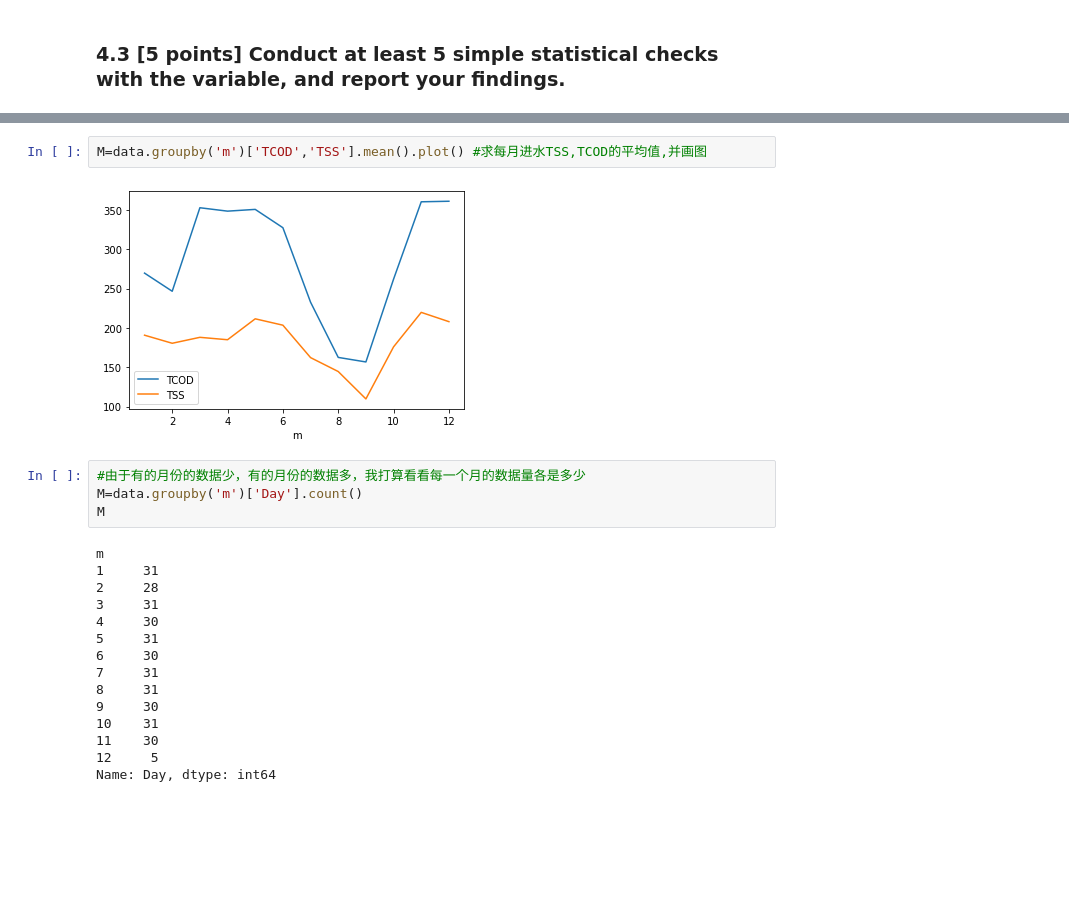
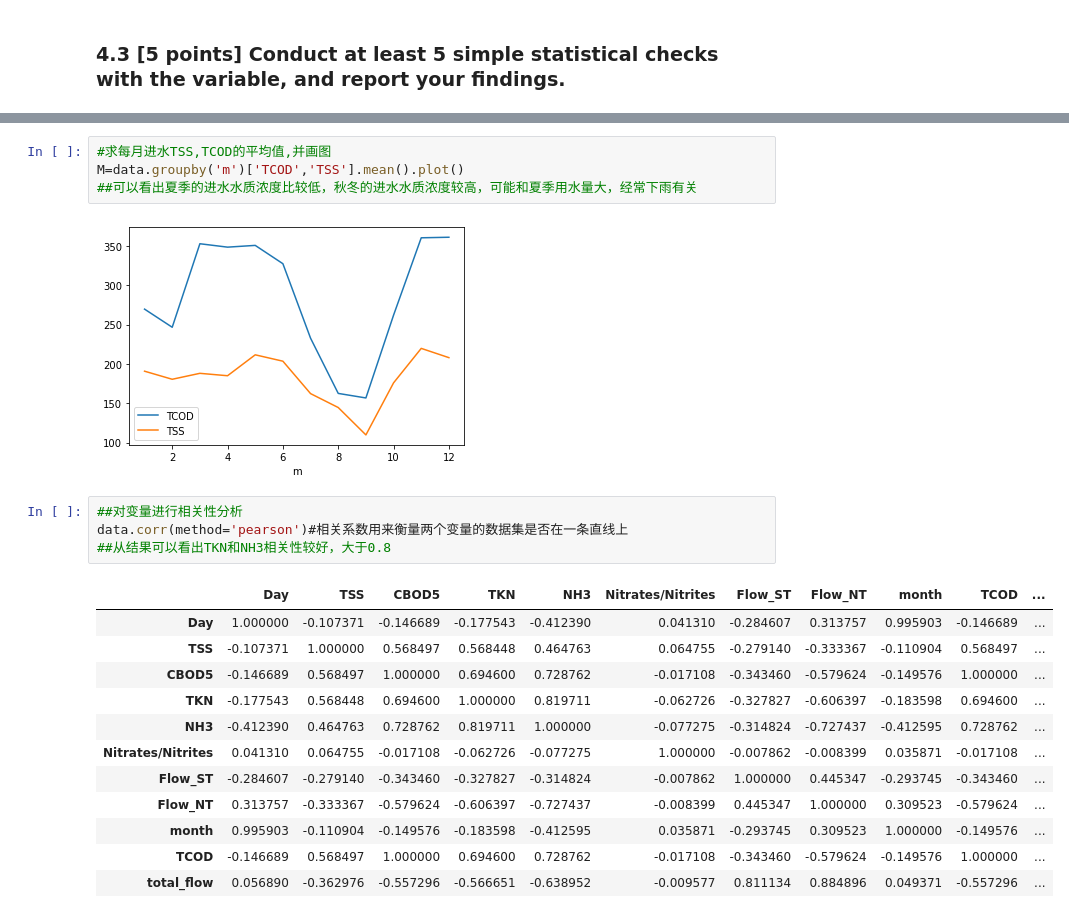
Before and after one commit to wangwenyu12/ESE5023_Assigements_12232252, a Jupyter notebook: PS2.ipynb, the cells around one changed output, grey strips where cells are left out. Saved outputs shown, nothing was run; the diff lists cells and outputs as text; blank space fills up the shorter version.

```diff
--- a/PS2.ipynb
+++ b/PS2.ipynb
@@ -386,24 +427,24 @@ plt.show
 # %%
-M=data.groupby('m')['TCOD','TSS'].mean().plot() #求每月进水TSS,TCOD的平均值,并画图
+#求每月进水TSS,TCOD的平均值,并画图
+M=data.groupby('m')['TCOD','TSS'].mean().plot()
+##可以看出夏季的进水水质浓度比较低，秋冬的进水水质浓度较高，可能和夏季用水量大，经常下雨有关
 # %% [output]
 [figure]
 # %%
-#由于有的月份的数据少，有的月份的数据多，我打算看看每一个月的数据量各是多少
-M=data.groupby('m')['Day'].count()
-M
+##对变量进行相关性分析
+data.corr(method='pearson')#相关系数用来衡量两个变量的数据集是否在一条直线上
+##从结果可以看出TKN和NH3相关性较好，大于0.8
 # %% [output]
-m
-1     31
-2     28
-3     31
-4     30
-5     31
-6     30
-7     31
-8     31
-9     30
-10    31
-11    30
-12     5
-Name: Day, dtype: int64
+|  | Day | TSS | CBOD5 | TKN | NH3 | Nitrates/Nitrites | Flow_ST | Flow_NT | month | TCOD | ... |
+| Day | 1.000000 | -0.107371 | -0.146689 | -0.177543 | -0.412390 | 0.041310 | -0.284607 | 0.313757 | 0.995903 | -0.146689 | ... |
+| TSS | -0.107371 | 1.000000 | 0.568497 | 0.568448 | 0.464763 | 0.064755 | -0.279140 | -0.333367 | -0.110904 | 0.568497 | ... |
+| CBOD5 | -0.146689 | 0.568497 | 1.000000 | 0.694600 | 0.728762 | -0.017108 | -0.343460 | -0.579624 | -0.149576 | 1.000000 | ... |
+| TKN | -0.177543 | 0.568448 | 0.694600 | 1.000000 | 0.819711 | -0.062726 | -0.327827 | -0.606397 | -0.183598 | 0.694600 | ... |
+| NH3 | -0.412390 | 0.464763 | 0.728762 | 0.819711 | 1.000000 | -0.077275 | -0.314824 | -0.727437 | -0.412595 | 0.728762 | ... |
+| Nitrates/Nitrites | 0.041310 | 0.064755 | -0.017108 | -0.062726 | -0.077275 | 1.000000 | -0.007862 | -0.008399 | 0.035871 | -0.017108 | ... |
+| Flow_ST | -0.284607 | -0.279140 | -0.343460 | -0.327827 | -0.314824 | -0.007862 | 1.000000 | 0.445347 | -0.293745 | -0.343460 | ... |
+| Flow_NT | 0.313757 | -0.333367 | -0.579624 | -0.606397 | -0.727437 | -0.008399 | 0.445347 | 1.000000 | 0.309523 | -0.579624 | ... |
+| month | 0.995903 | -0.110904 | -0.149576 | -0.183598 | -0.412595 | 0.035871 | -0.293745 | 0.309523 | 1.000000 | -0.149576 | ... |
+| TCOD | -0.146689 | 0.568497 | 1.000000 | 0.694600 | 0.728762 | -0.017108 | -0.343460 | -0.579624 | -0.149576 | 1.000000 | ... |
+| total_flow | 0.056890 | -0.362976 | -0.557296 | -0.566651 | -0.638952 | -0.009577 | 0.811134 | 0.884896 | 0.049371 | -0.557296 | ... |
 # %%
```
Also changed, not shown: parts of 15 cells of this notebook, 1 other file.
